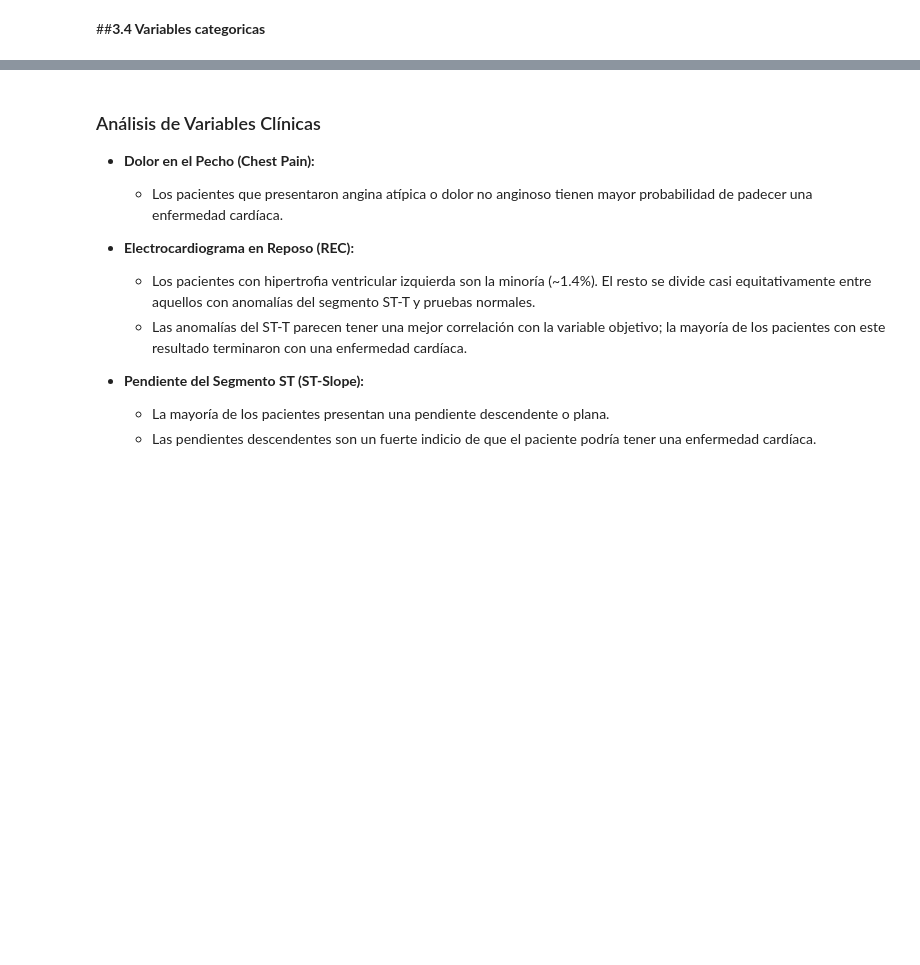
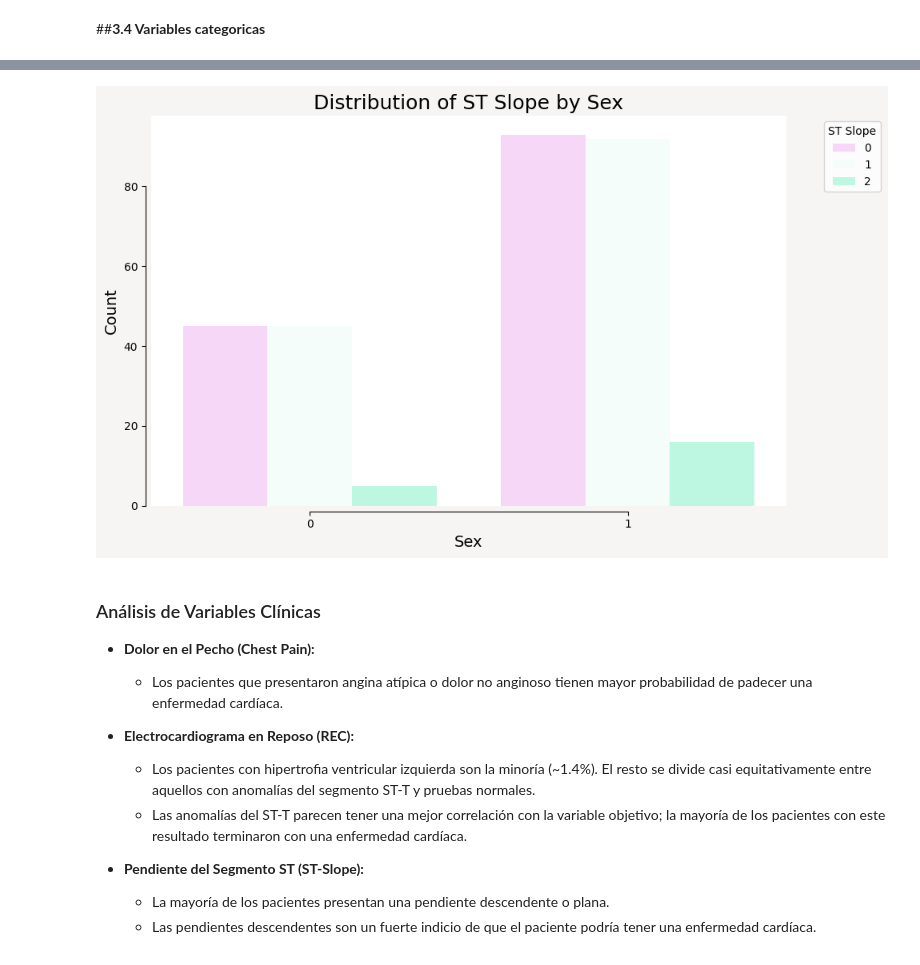
Before and after one commit to juanpajaro/IA_en_salud_diplomado_puj, a Jupyter notebook: Clase_4_Prediccion_enfermedad_cardiaca.ipynb, the cells around one changed output, grey strips where cells are left out. Cells and saved outputs as stored; diff of their text form; code cells hidden in the pictures; blank space fills up the shorter version.

```diff
--- a/Clase_4_Prediccion_enfermedad_cardiaca.ipynb
+++ b/Clase_4_Prediccion_enfermedad_cardiaca.ipynb
@@ -191,3 +276,16 @@ count_plot(data, cat_feats[0:-1]);
+# %%
+plt.figure(figsize=(10, 6), facecolor='#F6F5F4')
+sns.countplot(data=data, x='sex', hue='st_slope', palette=mypal[2:5]) # Using a different slice of mypal
+plt.title('Distribution of ST Slope by Sex', fontsize=18)
+plt.xlabel('Sex', fontsize=14)
+plt.ylabel('Count', fontsize=14)
+plt.legend(title='ST Slope', bbox_to_anchor=(1.05, 1), loc='upper left')
+sns.despine(right=True)
+sns.despine(offset=5, trim=True)
+plt.tight_layout()
+plt.show()
+# %% [output]
+[figure, added]
 # %% [markdown]
 ### Análisis de Variables Clínicas
 
```
Also changed, not shown: parts of 20 cells of this notebook.
